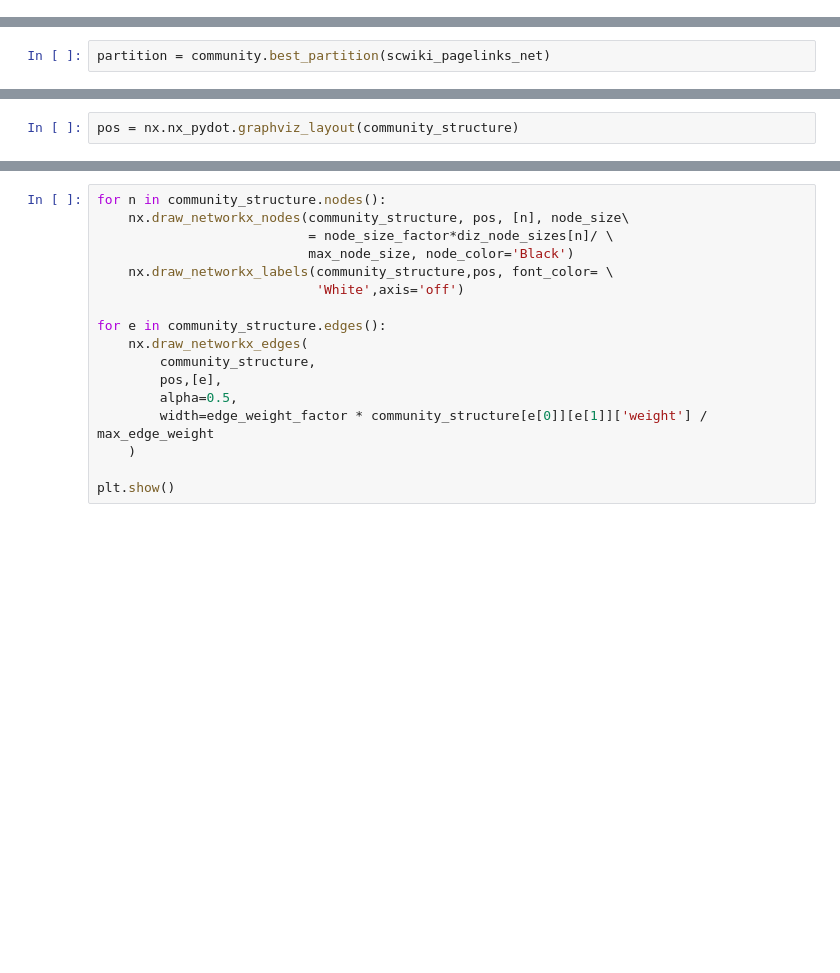
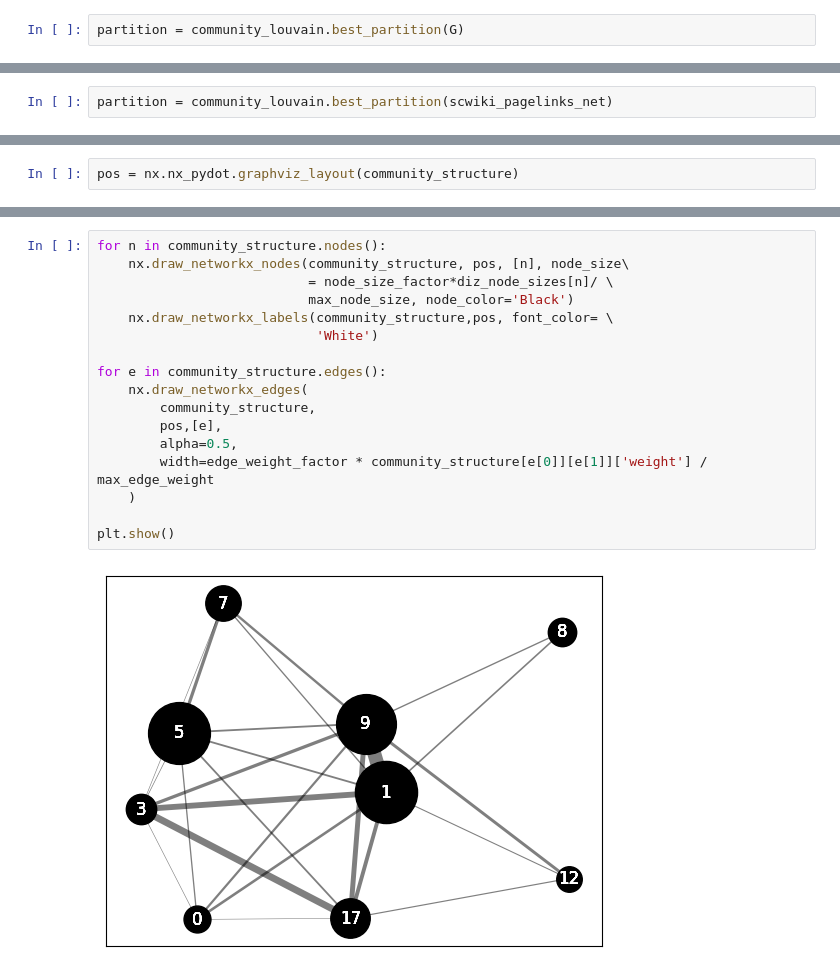
Before and after one commit to ale66/learn-datascience, a Jupyter notebook: week-8/WWW_wikipedia_notebook/www_wikipedia_notebook_exercise.ipynb, the cells around one changed output, grey strips where cells are left out. Saved outputs shown, nothing was run; the diff lists cells and outputs as text; blank space fills up the shorter version.

```diff
--- a/week-8/WWW_wikipedia_notebook/www_wikipedia_notebook_exercise.ipynb
+++ b/week-8/WWW_wikipedia_notebook/www_wikipedia_notebook_exercise.ipynb
@@ -373,3 +401,5 @@ partition = community.best_partition(G)
+# %%
+partition = community_louvain.best_partition(G)
 # %% [markdown]
 Plot the result to see how close to the expected result we are.
 # %%
@@ -453,7 +505,7 @@ file_titles.close()
 # %% [markdown]
 Let's try to partition the Sardinian Wikipedia network into communities.
 # %%
-partition = community.best_partition(scwiki_pagelinks_net)
+partition = community_louvain.best_partition(scwiki_pagelinks_net)
 # %% [markdown]
 Now a new network is created, which represents communities of concepts and their connections.
 # %%
@@ -568,17 +633,19 @@ plt.axis('off')
 # %%
 for n in community_structure.nodes():
     nx.draw_networkx_nodes(community_structure, pos, [n], node_size\
                            = node_size_factor*diz_node_sizes[n]/ \
                            max_node_size, node_color='Black')
     nx.draw_networkx_labels(community_structure,pos, font_color= \
-                            'White',axis='off')
+                            'White')
 
 for e in community_structure.edges():
     nx.draw_networkx_edges(
         community_structure,
         pos,[e],
         alpha=0.5,
         width=edge_weight_factor * community_structure[e[0]][e[1]]['weight'] / max_edge_weight
     )
 
 plt.show()
+# %% [output]
+[figure, added]
```
Also changed, not shown: parts of 18 cells of this notebook.
